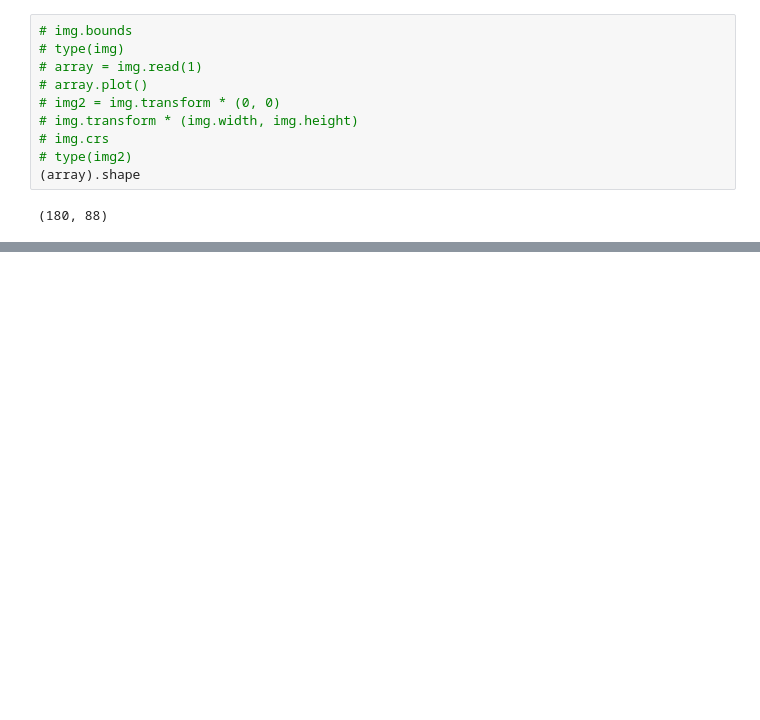
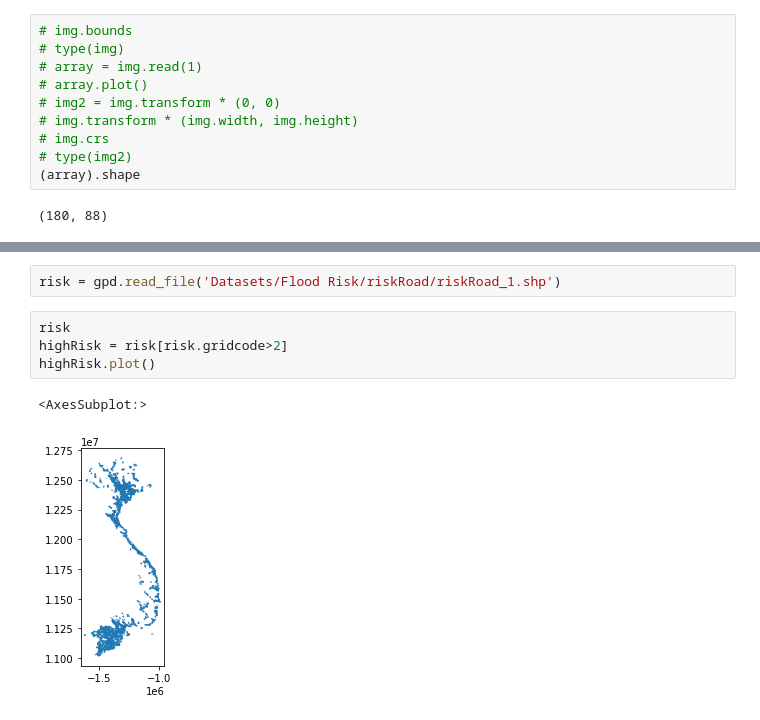
Before and after one commit to zahraeftekhar/TRAIL-Data-Science-Bootcamp-course, a Jupyter notebook: floodRisk_0.ipynb, the cells around one changed output, grey strips where cells are left out. Drawn from its saved outputs; the diff is of its cells as text; blank space fills up the shorter version.

Commit message:
high risk of flood file

```diff
--- a/floodRisk_0.ipynb
+++ b/floodRisk_0.ipynb
@@ -102,0 +88,9 @@ TypeError: Only str is accepted.
+# %%
+risk = gpd.read_file('Datasets/Flood Risk/riskRoad/riskRoad_1.shp')
+# %%
+risk
+highRisk = risk[risk.gridcode>2]
+highRisk.plot()
+# %% [output]
+<AxesSubplot:>
+[figure, added]
```
Also changed, not shown: parts of 9 cells of this notebook.
